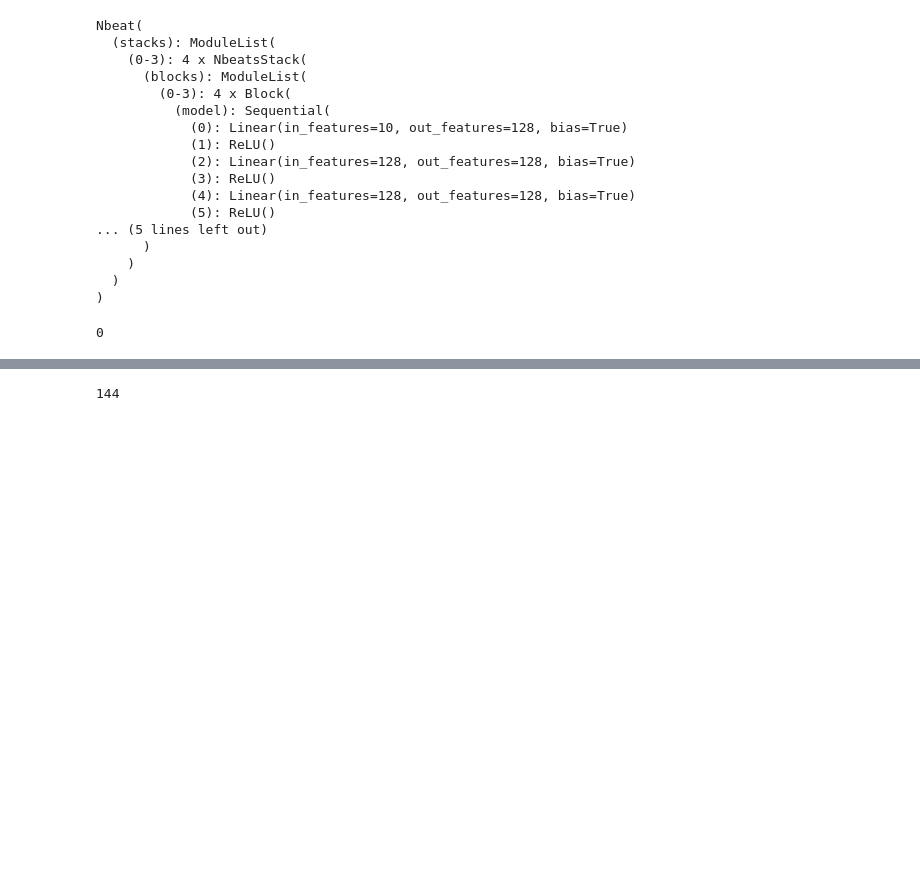
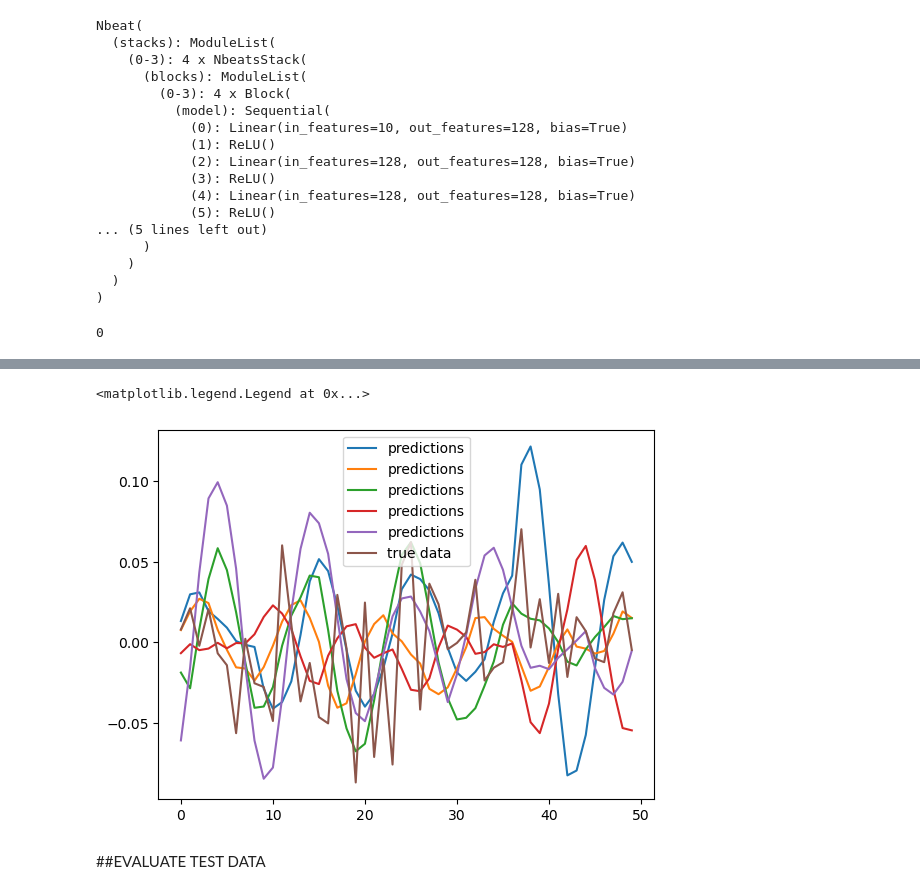
Before and after one commit to Matfolkarn/stock-price-prediction-neural-network, a Jupyter notebook: N-beats-test.ipynb, the cells around one changed output, grey strips where cells are left out. Drawn from its saved outputs; the diff is of its cells as text; code cells hidden in the pictures; blank space fills up the shorter version.

```diff
--- a/N-beats-test.ipynb
+++ b/N-beats-test.ipynb
@@ -271,24 +221,35 @@ plt.legend()
+# %%
+#Plot train data
+
+y_t = [x[0] for x in y_train]
+
+plt.plot(train_outputs[-50:], label="predictions")
+plt.plot(y_t[-50:], label="true data")
+plt.legend()
+# %% [output]
+<matplotlib.legend.Legend at 0x...>
+[figure, added]
+# %% [markdown]
+##EVALUATE TEST DATA
 # %%
-##Eval
+#Run test data
+test_loss = 0
 outputs = []
+true_data = []
+inputs = []
 
-eval_loss = []
 model.eval()
 
 with torch.no_grad():
+    for x,y in test_data_loader:
+
+        backcasts, forecasts = model(x)
+
+        outputs.append(forecasts.squeeze().tolist())
+        inputs.append(x.squeeze().tolist()[-1])
+
+        loss = criterion(forecasts.squeeze(), y.squeeze())
 
 
-    for i in range(len(x_test)):
-        loss = 0
-        x = torch.Tensor(x_test[i])
-        y = torch.Tensor(y_test[i])
-        optimizer.zero_grad()
-        backcasts, forecasts = model(x)
-        outputs.append(forecasts.squeeze().tolist()[0])
-        loss = criterion(forecasts.squeeze(), y)
-        eval_loss.append(loss.item())
-
-yyy_test = [x[0] for x in y_test]
-print(len(yyy_test))
+        test_loss += loss.item()
+        true_data.append(y.squeeze().tolist())
-# %% [output]
-144
```
Also changed, not shown: parts of 18 cells of this notebook, 6 other files.
